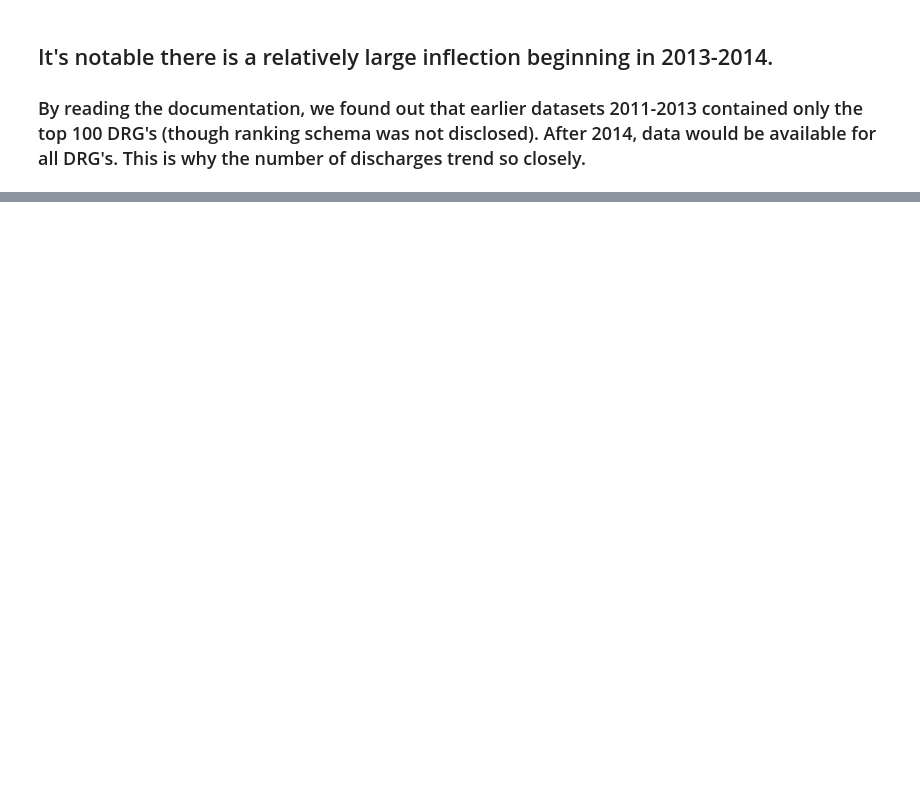
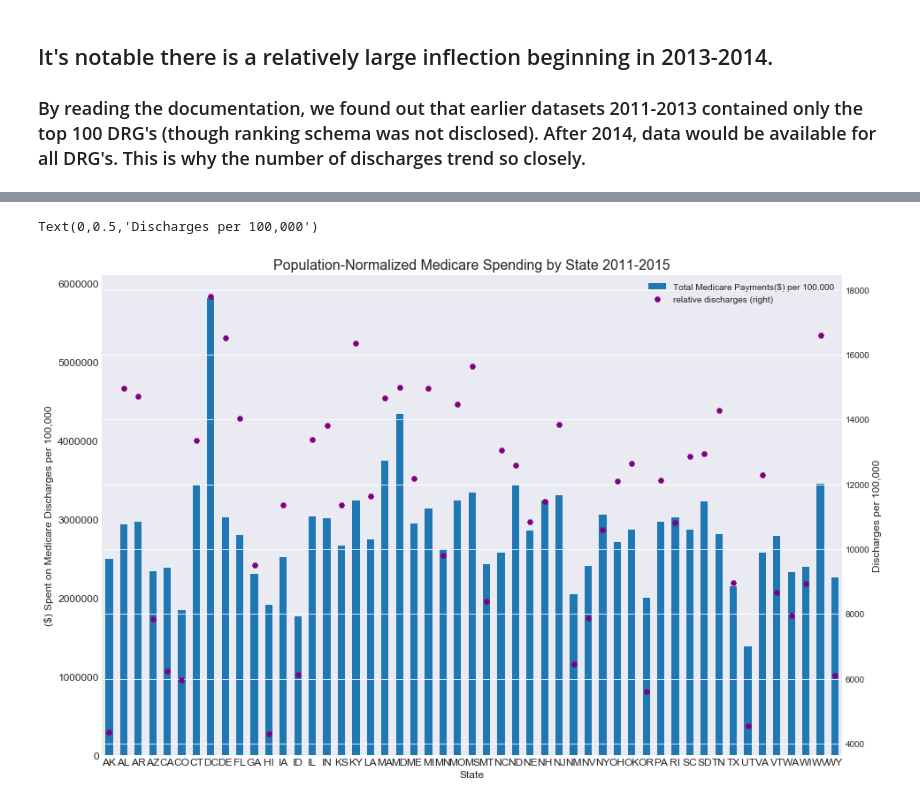
Before and after one commit to connelb/NU-Bootcamp-Project-1, a Jupyter notebook: notebook/combined_notebook_final.ipynb, the cells around one changed output, grey strips where cells are left out. Saved outputs shown, nothing was run; the diff lists cells and outputs as text; code cells hidden in the pictures; blank space fills up the shorter version.

```diff
--- a/notebook/combined_notebook_final.ipynb
+++ b/notebook/combined_notebook_final.ipynb
@@ -208,0 +223,15 @@ ax1.set_ylabel('medicare',fontsize=12)
+# %%
+# Construct a dataframe to hold the sum of medicare payments grouped by states
+totalmedicarebystate = df.groupby('state')['medicare payments per 1e5 pop'].sum()
+totalmedicarebystate = pd.DataFrame(data=totalmedicarebystate,dtype=np.float64)
+totalmedicarebystate = totalmedicarebystate.rename(columns={'medicare payments per 1e5 pop':'Total Medicare Payments($) per 100,000'})
+# Plot the relative expenses along with relative discharges
+ax1 = totalmedicarebystate.plot(kind='bar',figsize=(15,10), fontsize=12)
+ax2 = plotting_df.plot(secondary_y=True,ax=ax1,sharex=True,sharey=False,label='Relative Discharges',kind='line',style='H',color='purple')
+ax1.set_title(label ='Population-Normalized Medicare Spending by State 2011-2015',fontsize=16)
+ax1.set_xlabel('State',fontsize=12)
+ax1.set_ylabel('($) Spent on Medicare Discharges per 100,000',fontsize=12)
+ax2.set_ylabel('Discharges per 100,000', fontsize=12)
+# %% [output]
+Text(0,0.5,'Discharges per 100,000')
+[figure, added]
```
Also changed, not shown: parts of 34 cells of this notebook, 12 other files.
